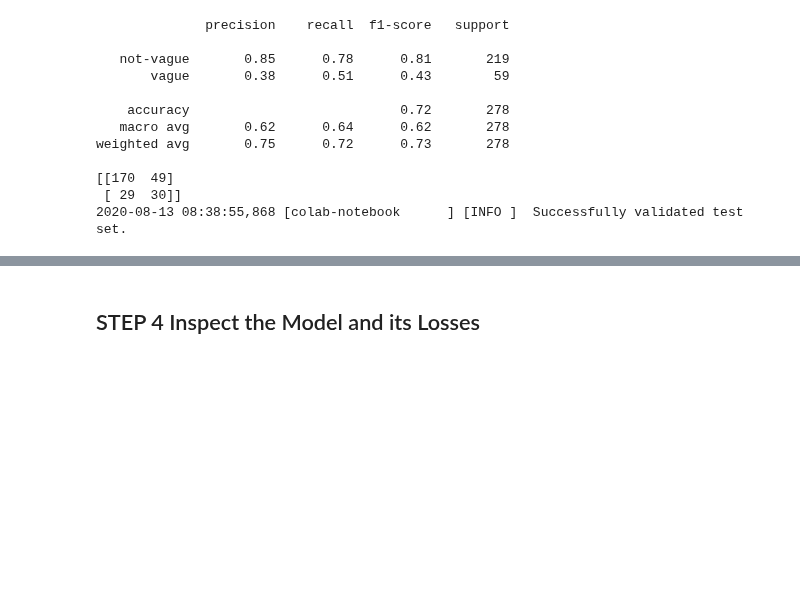
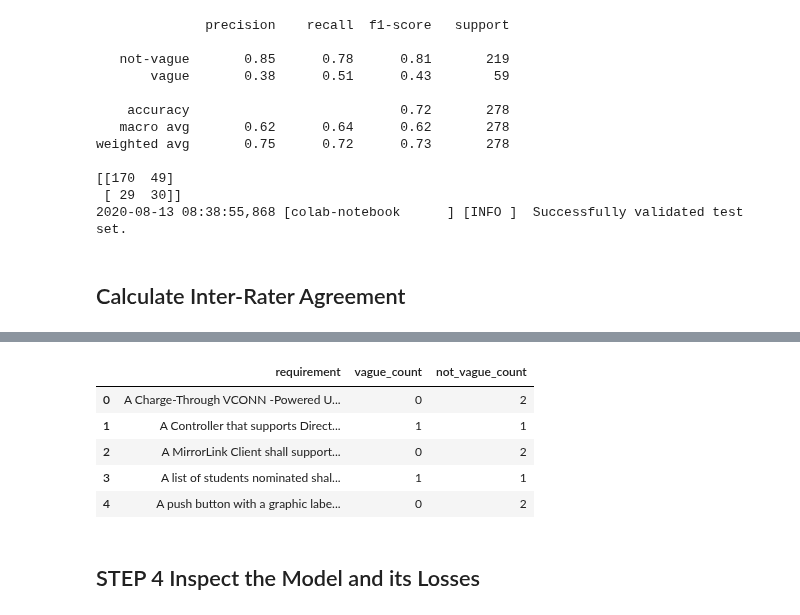
Before and after one commit to HaaLeo/vague-requirements-scripts, a Jupyter notebook: colab-notebooks/BERT.ipynb, the cells around one changed output, grey strips where cells are left out. Drawn from its saved outputs; the diff is of its cells as text; code cells hidden in the pictures; blank space fills up the shorter version.

```diff
--- a/colab-notebooks/BERT.ipynb
+++ b/colab-notebooks/BERT.ipynb
@@ -764,13 +748,14 @@ Load the predictor, transformer and learner.
 Check out the [FAQ](https://github.com/amaiya/ktrain/blob/master/FAQ.md#method-1-using-predictor-api-works-for-any-model) for how to load a model from a predictor.
 # %%
 eval_params = {
-    'predictor_path': '/content/drive/My Drive/runs/bert/2/2020-08-03_23-34-43/predictor',
-    'model_name': 'bert-base-uncased',
+    'predictor_path': '/content/drive/My Drive/runs/ernie2.0/2/2020-08-03_20-38-52/predictor',
+    'model_name': 'nghuyong/ernie-2.0-en',
     'max_len': 128,
     'class_names': params['class_names']
 }
-
-
+# 'nghuyong/ernie-2.0-en', '/content/drive/My Drive/runs/ernie2.0/2/2020-08-03_20-38-52/predictor', 128
+# 'distilbert-base-uncased', '/content/drive/My Drive/runs/distilbert/2/2020-08-07_09-26-16/predictor', 64
+# 'bert-base-uncased', '/content/drive/My Drive/runs/bert/2/2020-08-03_23-34-43/predictor', 128
 transformer = txt.Transformer(eval_params['model_name'], maxlen=eval_params['max_len'], class_names=eval_params['class_names'])
 train_data = transformer.preprocess_train(list(train_df['requirement']), list(train_df['majority_label']))
 test_data = transformer.preprocess_train(list(test_df['requirement']), list(test_df['majority_label']))
@@ -816,3 +799,25 @@ weighted avg       0.75      0.72      0.73       278
 [[170  49]
  [ 29  30]]
 2020-08-13 08:38:55,868 [colab-notebook      ] [INFO ]  Successfully validated test set.
+# %% [markdown]
+## Calculate Inter-Rater Agreement
+# %%
+from vaguerequirementslib import build_confusion_matrix, calculate_free_marginal_kappa
+test_reqs = list(test_df.loc[:, 'requirement'])
+predictions = predictor.predict(test_reqs)
+predictions = [
+    1 if label == 'vague'
+    else 0 if label == 'not-vague'
+    else 'foo'
+    for label in predictions
+]
+if 'foo' in predictions:
+    raise Error('Invalid predictions')
+ira_df = pd.DataFrame({
+    'requirements': test_reqs + test_reqs,
+    'label': list(test_df.loc[:, 'majority_label']) + predictions
+})
+conf_mat = build_confusion_matrix(ira_df, requirement_column='requirements', answer_column='label', vague_answer_labels=[1],not_vague_answer_labels=[0])
+LOGGER.info('%s achieved k_free: %s', eval_params['model_name'], calculate_free_marginal_kappa(conf_mat))
+conf_mat.head()
+# %% [output]
@@ -819,3 +828,9 @@ weighted avg       0.75      0.72      0.73       278
+|  | requirement | vague_count | not_vague_count |
+| 0 | A Charge-Through VCONN -Powered U... | 0 | 2 |
+| 1 | A Controller that supports Direct... | 1 | 1 |
+| 2 | A MirrorLink Client shall support... | 0 | 2 |
+| 3 | A list of students nominated shal... | 1 | 1 |
+| 4 | A push button with a graphic labe... | 0 | 2 |
 # %% [markdown]
 ## STEP 4 Inspect the Model and its Losses
 # %% [markdown]
```
Also changed, not shown: parts of 12 cells of this notebook.
